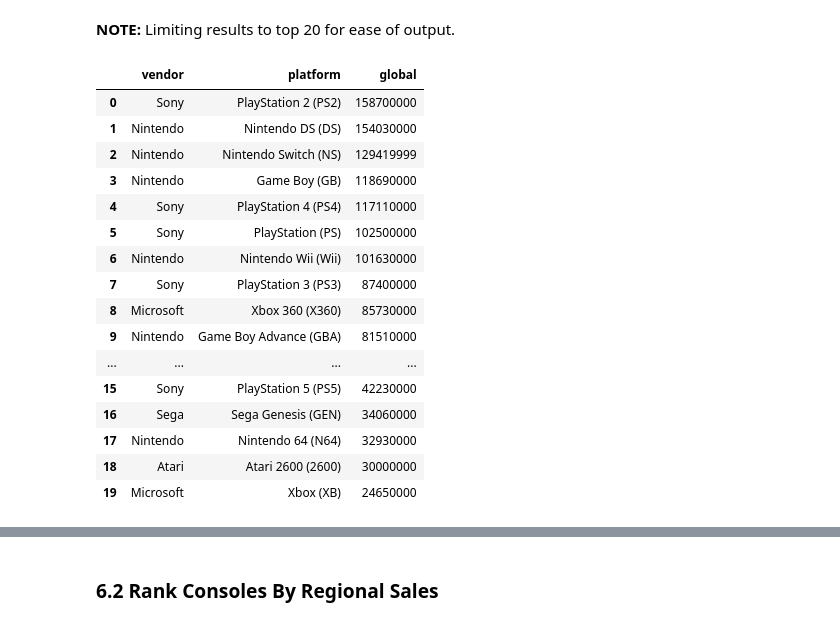
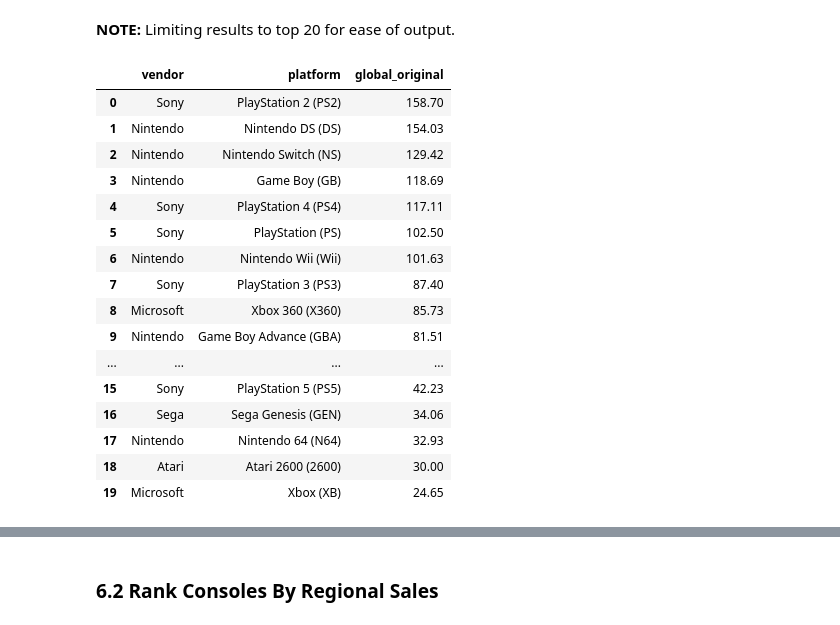
Before and after one commit to York13Pud/data-analytics-portfolio, a Jupyter notebook: video-game-console-sales/analysis.ipynb, the cells around one changed output, grey strips where cells are left out. Drawn from its saved outputs; the diff is of its cells as text; code cells hidden in the pictures.

```diff
--- a/video-game-console-sales/analysis.ipynb
+++ b/video-game-console-sales/analysis.ipynb
@@ -80,13 +84,14 @@ import seaborn as sns
 # -- Select the columns to use:
 columns = ["vendor", "platform", "handheld", "released_date", "discontinued_date",
            "total_available_games", "failure_rate_percentage", "msrp_usd",
-           "global", "europe", "north_america", "japan", "rest_of_the_world",
+           "global", "global_original", "europe", "north_america", "japan", "rest_of_the_world",
            "unknown_sales"]
 
 df = pd.read_excel(io = "./data/02-processed-data.xlsx",
                    sheet_name = "02-processed-data",
                    usecols = columns,
                    dtype = {"global": np.int64,
+                            "global_original": np.float64,
                             "europe": np.int64,
                             "north_america": np.int64,
                             "japan": np.int64,
@@ -157,23 +164,24 @@ As a result, it is ok to start exploring the data.
 # %% [markdown]
 **NOTE:** Limiting results to top 20 for ease of output.
 # %%
-global_sales = df[["vendor","platform", "global"]].sort_values(by = "global", ascending = False).head(20)
+global_sales = df[["vendor","platform", "global_original"]].sort_values(by = "global_original",
+                                                                        ascending = False).head(20)
 global_sales
 # %% [output]
-|  | vendor | platform | global |
-| 0 | Sony | PlayStation 2 (PS2) | 158700000 |
-| 1 | Nintendo | Nintendo DS (DS) | 154030000 |
-| 2 | Nintendo | Nintendo Switch (NS) | 129419999 |
-| 3 | Nintendo | Game Boy (GB) | 118690000 |
-| 4 | Sony | PlayStation 4 (PS4) | 117110000 |
-| 5 | Sony | PlayStation (PS) | 102500000 |
-| 6 | Nintendo | Nintendo Wii (Wii) | 101630000 |
-| 7 | Sony | PlayStation 3 (PS3) | 87400000 |
-| 8 | Microsoft | Xbox 360 (X360) | 85730000 |
-| 9 | Nintendo | Game Boy Advance (GBA) | 81510000 |
+|  | vendor | platform | global_original |
+| 0 | Sony | PlayStation 2 (PS2) | 158.70 |
+| 1 | Nintendo | Nintendo DS (DS) | 154.03 |
+| 2 | Nintendo | Nintendo Switch (NS) | 129.42 |
+| 3 | Nintendo | Game Boy (GB) | 118.69 |
+| 4 | Sony | PlayStation 4 (PS4) | 117.11 |
+| 5 | Sony | PlayStation (PS) | 102.50 |
+| 6 | Nintendo | Nintendo Wii (Wii) | 101.63 |
+| 7 | Sony | PlayStation 3 (PS3) | 87.40 |
+| 8 | Microsoft | Xbox 360 (X360) | 85.73 |
+| 9 | Nintendo | Game Boy Advance (GBA) | 81.51 |
 | ... | ... | ... | ... |
-| 15 | Sony | PlayStation 5 (PS5) | 42230000 |
-| 16 | Sega | Sega Genesis (GEN) | 34060000 |
-| 17 | Nintendo | Nintendo 64 (N64) | 32930000 |
-| 18 | Atari | Atari 2600 (2600) | 30000000 |
-| 19 | Microsoft | Xbox (XB) | 24650000 |
+| 15 | Sony | PlayStation 5 (PS5) | 42.23 |
+| 16 | Sega | Sega Genesis (GEN) | 34.06 |
+| 17 | Nintendo | Nintendo 64 (N64) | 32.93 |
+| 18 | Atari | Atari 2600 (2600) | 30.00 |
+| 19 | Microsoft | Xbox (XB) | 24.65 |
```
Also changed, not shown: parts of 6 cells of this notebook.
